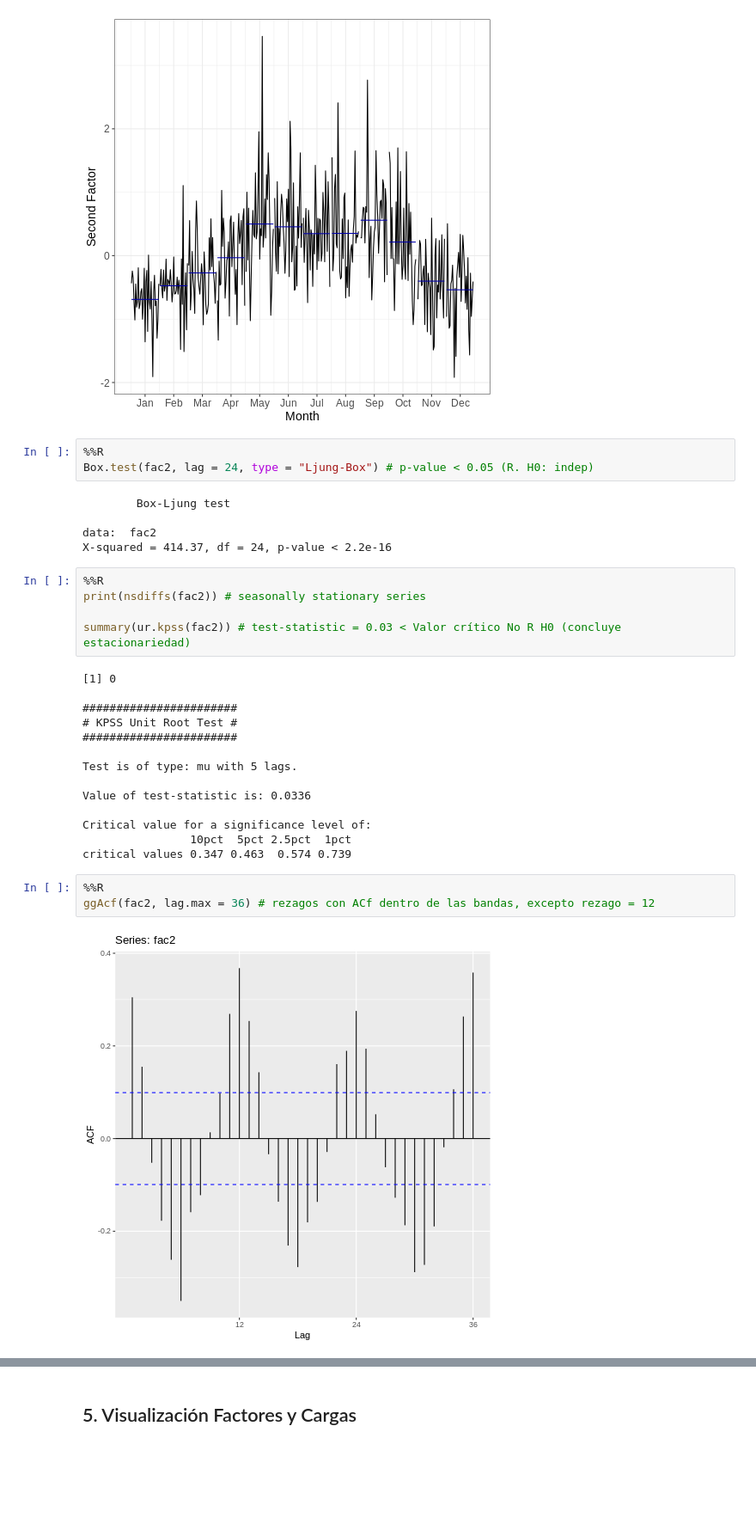
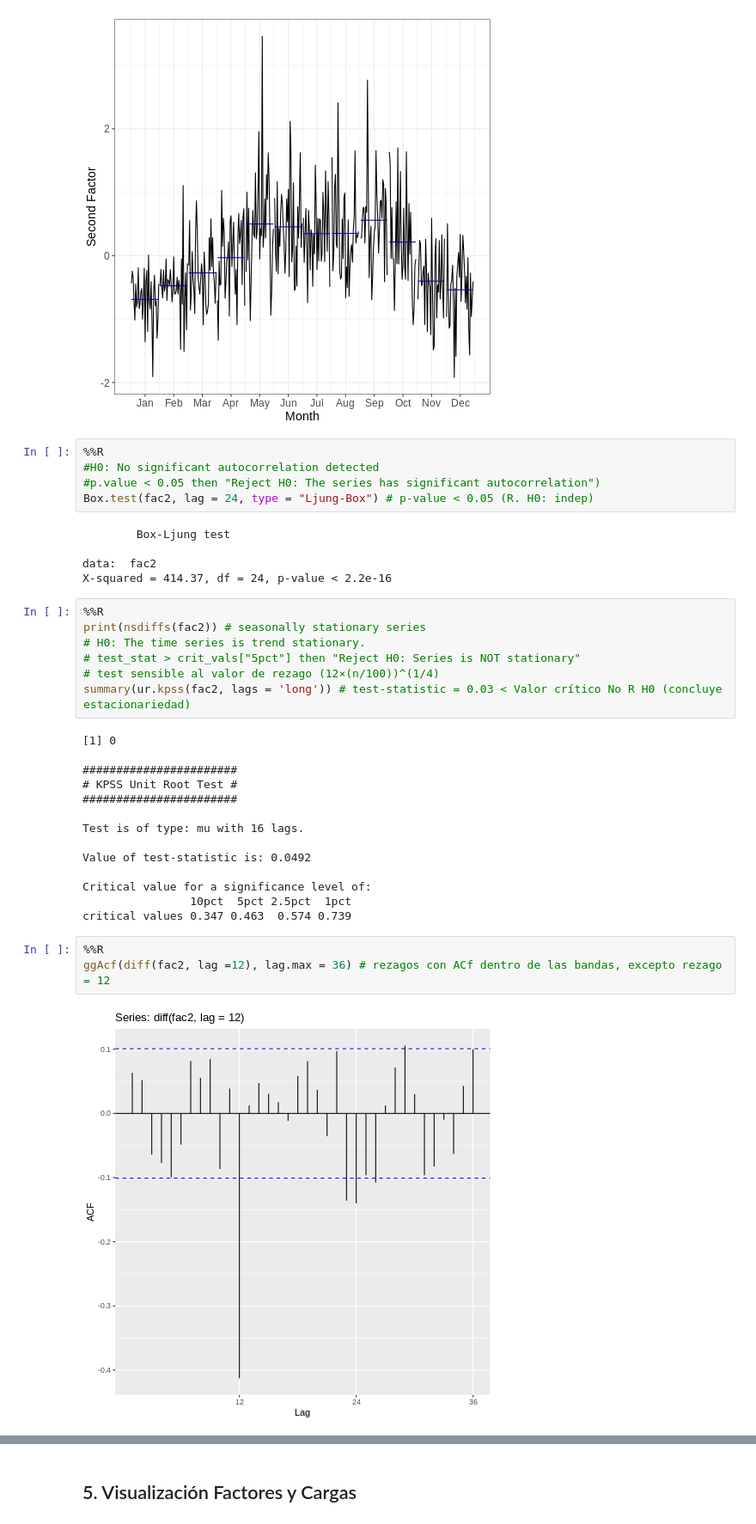
Before and after one commit to jofmorenore/TS_Climatic, a Jupyter notebook: R/SeasonalDFM_PrecipitationAirports6C.ipynb, the cells around one changed output, grey strips where cells are left out. Shown at 86% size. Drawn from its saved outputs; the diff is of its cells as text; blank space fills up the shorter version.

```diff
--- a/R/SeasonalDFM_PrecipitationAirports6C.ipynb
+++ b/R/SeasonalDFM_PrecipitationAirports6C.ipynb
@@ -573,6 +580,8 @@ ggsubseriesplot(fac2) +
 [figure]
 # %%
 %%R
+#H0: No significant autocorrelation detected
+#p.value < 0.05 then "Reject H0: The series has significant autocorrelation")
 Box.test(fac2, lag = 24, type = "Ljung-Box") # p-value < 0.05 (R. H0: indep)
 # %% [output]
         Box-Ljung test
@@ -582,8 +591,10 @@ X-squared = 414.37, df = 24, p-value < 2.2e-16
 # %%
 %%R
 print(nsdiffs(fac2)) # seasonally stationary series
-
-summary(ur.kpss(fac2)) # test-statistic = 0.03 < Valor crítico No R H0 (concluye estacionariedad)
+# H0: The time series is trend stationary.
+# test_stat > crit_vals["5pct"] then "Reject H0: Series is NOT stationary"
+# test sensible al valor de rezago (12×(n/100))^(1/4)
+summary(ur.kpss(fac2, lags = 'long')) # test-statistic = 0.03 < Valor crítico No R H0 (concluye estacionariedad)
 # %% [output]
 [1] 0
 
@@ -591,17 +602,17 @@ summary(ur.kpss(fac2)) # test-statistic = 0.03 < Valor crítico No R H0 (concluy
 # KPSS Unit Root Test #
 #######################
 
-Test is of type: mu with 5 lags.
+Test is of type: mu with 16 lags.
 
-Value of test-statistic is: 0.0336
+Value of test-statistic is: 0.0492
 
 Critical value for a significance level of:
                 10pct  5pct 2.5pct  1pct
 critical values 0.347 0.463  0.574 0.739
 # %%
 %%R
-ggAcf(fac2, lag.max = 36) # rezagos con ACf dentro de las bandas, excepto rezago = 12
+ggAcf(diff(fac2, lag =12), lag.max = 36) # rezagos con ACf dentro de las bandas, excepto rezago = 12
 # %% [output]
-[figure, old version]
+[figure, new version]
 # %%
 %%R
```
Also changed, not shown: parts of 20 cells of this notebook.
